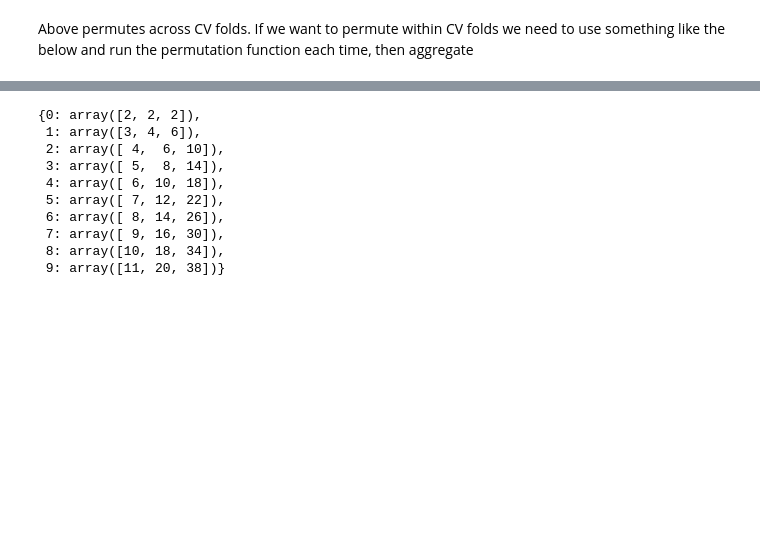
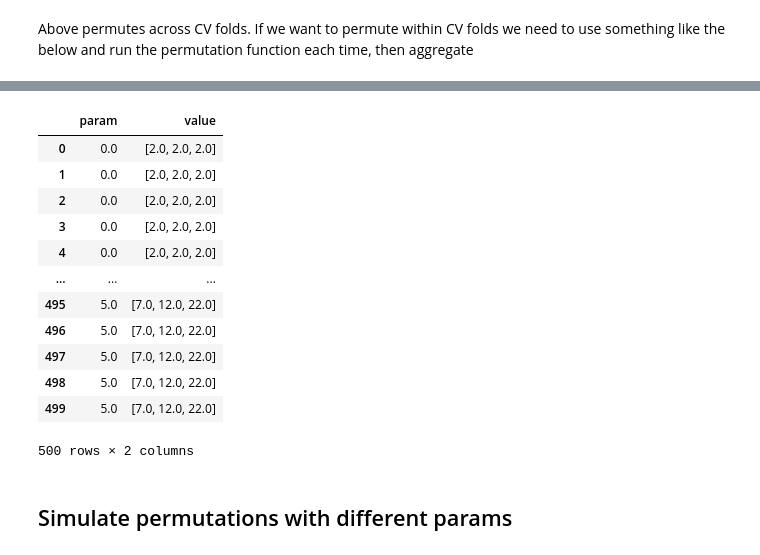
Before and after one commit to jrudoler/permutation-tests, a Jupyter notebook: scratch.ipynb, the cells around one changed output, grey strips where cells are left out. Drawn from its saved outputs; the diff is of its cells as text; code cells hidden in the pictures; blank space fills up the shorter version.

```diff
--- a/scratch.ipynb
+++ b/scratch.ipynb
@@ -168,13 +155,19 @@ using dask client at http://127.0.0.1:8787/status
-# %%
-result
-# %% [output]
-{0: array([2, 2, 2]),
- 1: array([3, 4, 6]),
- 2: array([ 4,  6, 10]),
- 3: array([ 5,  8, 14]),
- 4: array([ 6, 10, 18]),
- 5: array([ 7, 12, 22]),
- 6: array([ 8, 14, 26]),
- 7: array([ 9, 16, 30]),
- 8: array([10, 18, 34]),
- 9: array([11, 20, 38])}
+# %%
+import pandas as pd
+pd_result = pd.DataFrame(result)
+# %%
+pd_result.melt(var_name="param")
+# %% [output]
+|  | param | value |
+| 0 | 0.0 | [2.0, 2.0, 2.0] |
+| 1 | 0.0 | [2.0, 2.0, 2.0] |
+| 2 | 0.0 | [2.0, 2.0, 2.0] |
+| 3 | 0.0 | [2.0, 2.0, 2.0] |
+| 4 | 0.0 | [2.0, 2.0, 2.0] |
+| ... | ... | ... |
+| 495 | 5.0 | [7.0, 12.0, 22.0] |
+| 496 | 5.0 | [7.0, 12.0, 22.0] |
+| 497 | 5.0 | [7.0, 12.0, 22.0] |
+| 498 | 5.0 | [7.0, 12.0, 22.0] |
+| 499 | 5.0 | [7.0, 12.0, 22.0] |
+500 rows × 2 columns
@@ -180,0 +177,2 @@ result
+# %% [markdown]
+## Simulate permutations with different params
```
Also changed, not shown: parts of 16 cells of this notebook, 2 other files.
